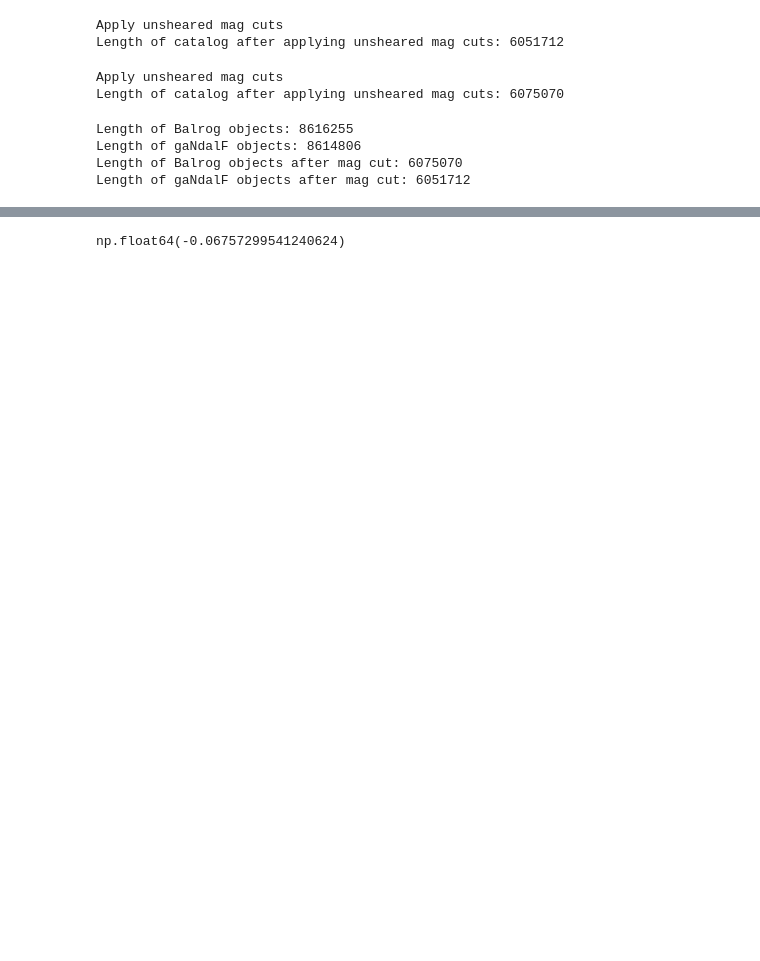
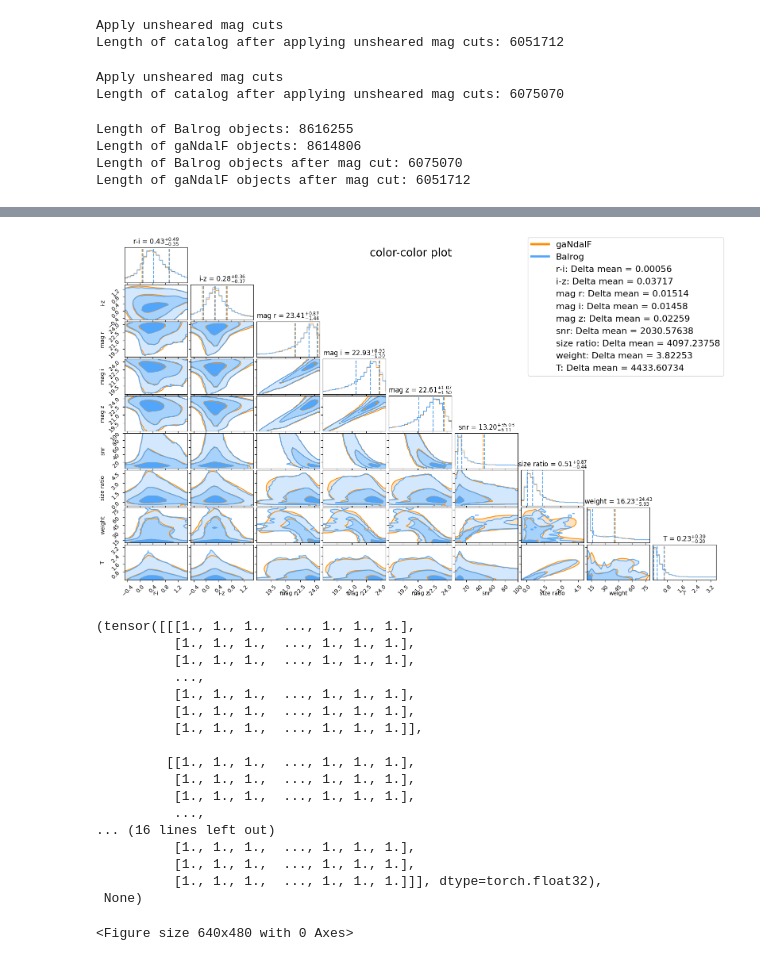
Before and after one commit to elmichelangelo/GalaxyFlow, a Jupyter notebook: MAC_gaNdalF_paper_flow_plots.ipynb, the cells around one changed output, grey strips where cells are left out. Saved outputs shown, nothing was run; the diff lists cells and outputs as text; code cells hidden in the pictures; blank space fills up the shorter version.

```diff
--- a/MAC_gaNdalF_paper_flow_plots.ipynb
+++ b/MAC_gaNdalF_paper_flow_plots.ipynb
@@ -213,7 +329,67 @@ plot_compare_seaborn(
-# %%
-df_gandalf_flw_sub["Color unsheared MAG r-i"].mean() - df_balrog_flw_sub["Color unsheared MAG r-i"].mean()
-# %% [output]
-np.float64(-0.06757299541240624)
+# %%
+plot_compare_corner(
+    data_frame_generated=df_gandalf_flw,
+    data_frame_true=df_balrog_flw,
+    dict_delta=None,
+    epoch=None,
+    title=f"color-color plot",
+    columns=[
+        "Color unsheared MAG r-i",
+        "Color unsheared MAG i-z",
+        "unsheared/mag_r",
+        "unsheared/mag_i",
+        "unsheared/mag_z",
+        "unsheared/snr",
+        "unsheared/size_ratio",
+        "unsheared/weight",
+        "unsheared/T"
+    ],
+    labels=[
+        "r-i",
+        "i-z",
+        "mag r",
+        "mag i",
+        "mag z",
+        "snr",
+        "size ratio",
+        "weight",
+        "T"
+    ],
+    show_plot=True,
+    save_plot=False,
+    save_name=f"{path_save_plots}/color_color.png",
+    ranges=[
+        [-0.5, 1.5],
+        [-0.5, 1.5],
+        [18, 24.5],
+        [18, 24.5],
+        [18, 24.5],
+        [2, 100],
+        [-0.5, 5],
+        [10, 80],
+        [0, 3.5]
+    ]
+)
+# %% [output]
+[figure, added]
+(tensor([[[1., 1., 1.,  ..., 1., 1., 1.],
+          [1., 1., 1.,  ..., 1., 1., 1.],
+          [1., 1., 1.,  ..., 1., 1., 1.],
+          ...,
+          [1., 1., 1.,  ..., 1., 1., 1.],
+          [1., 1., 1.,  ..., 1., 1., 1.],
+          [1., 1., 1.,  ..., 1., 1., 1.]],
+
+         [[1., 1., 1.,  ..., 1., 1., 1.],
+          [1., 1., 1.,  ..., 1., 1., 1.],
+          [1., 1., 1.,  ..., 1., 1., 1.],
+          ...,
+... (16 lines left out)
+          [1., 1., 1.,  ..., 1., 1., 1.],
+          [1., 1., 1.,  ..., 1., 1., 1.],
+          [1., 1., 1.,  ..., 1., 1., 1.]]], dtype=torch.float32),
+ None)
+<Figure size 640x480 with 0 Axes>
 # %%
 plot_compare_seaborn(
     data_frame_generated=df_gandalf_flw_sub_cut,
```
Also changed, not shown: parts of 17 cells of this notebook, 3 other files.
